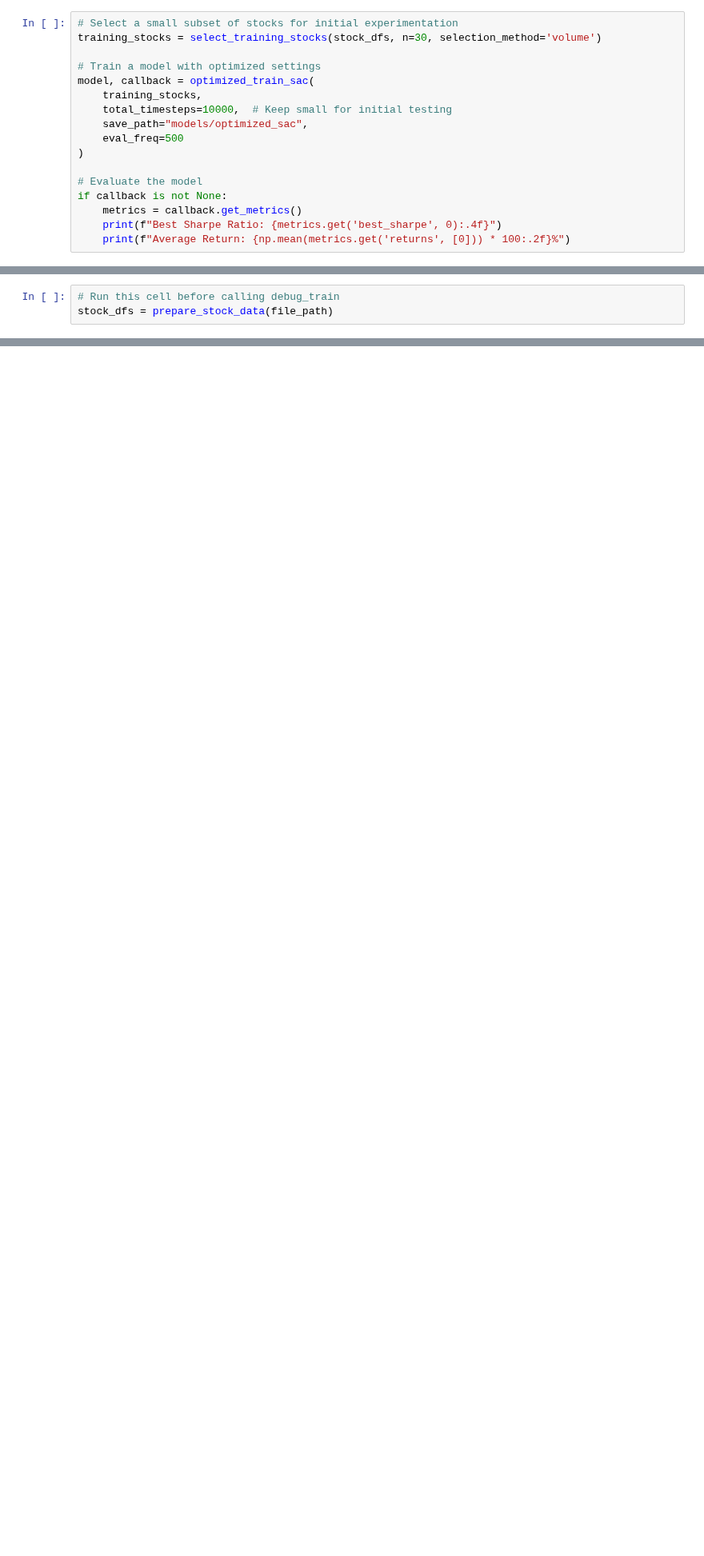
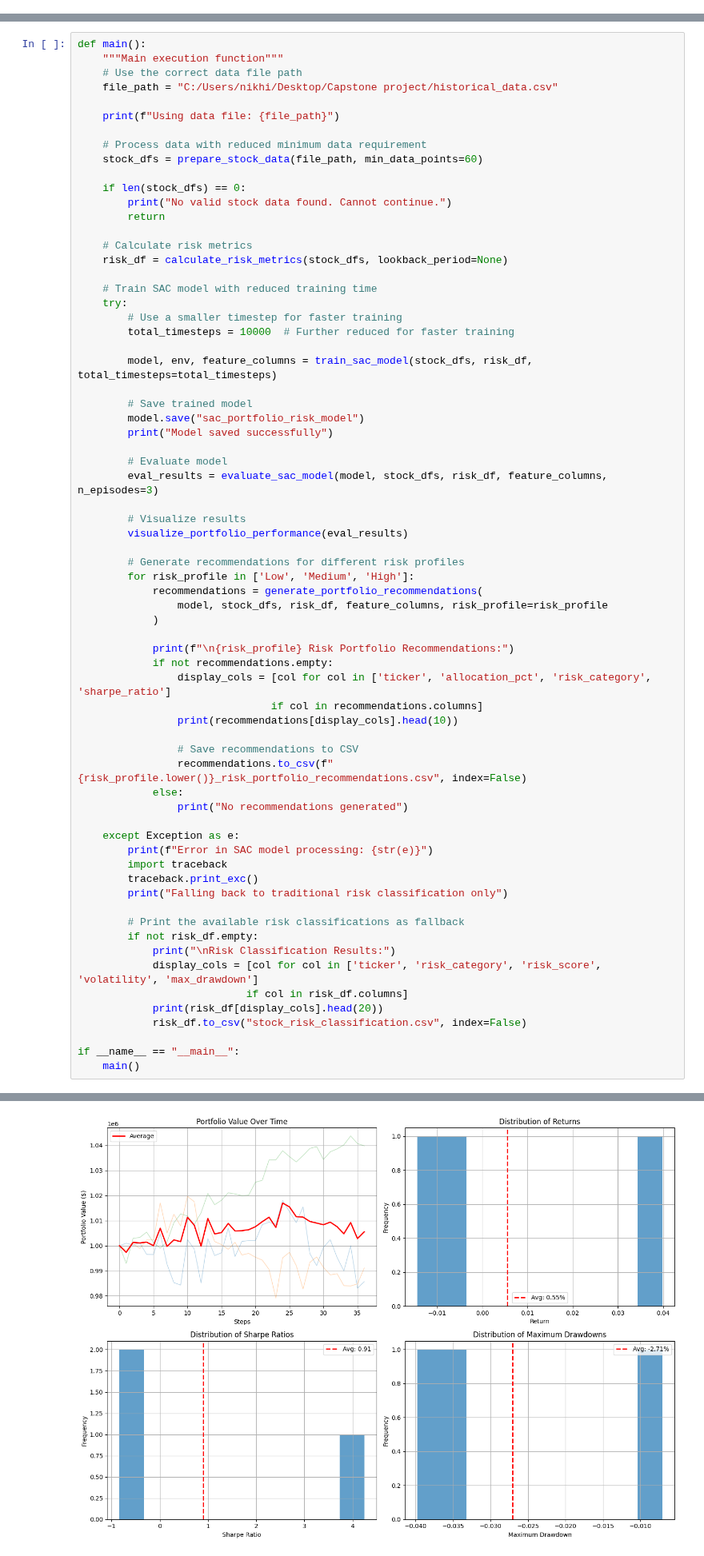
Before and after one commit to LCM-W25-3035/PortfolioAllocationRL, a Jupyter notebook: src/SACModel_withOut_FinRL.ipynb, the cells around one changed output, grey strips where cells are left out. Shown at 80% size. Drawn from its saved outputs; the diff is of its cells as text; blank space fills up the shorter version.

Commit message:
model tarining with all stocks and adding hyperparameter tuning and backtest

```diff
--- a/src/SACModel_withOut_FinRL.ipynb
+++ b/src/SACModel_withOut_FinRL.ipynb
@@ -2018,17 +0,0 @@ def analyze_experiments(results, stock_dfs, save_path="results/experiments"):
-# %%
-# Select a small subset of stocks for initial experimentation
-training_stocks = select_training_stocks(stock_dfs, n=30, selection_method='volume')
-
-# Train a model with optimized settings
-model, callback = optimized_train_sac(
-    training_stocks,
-    total_timesteps=10000,  # Keep small for initial testing
-    save_path="models/optimized_sac",
-    eval_freq=500
-)
-
-# Evaluate the model
-if callback is not None:
-    metrics = callback.get_metrics()
-    print(f"Best Sharpe Ratio: {metrics.get('best_sharpe', 0):.4f}")
-    print(f"Average Return: {np.mean(metrics.get('returns', [0])) * 100:.2f}%")
@@ -2056,3 +0,0 @@ AttributeError: 'StockRiskCallback' object has no attribute 'get_metrics'
-# %%
-# Run this cell before calling debug_train
-stock_dfs = prepare_stock_data(file_path)
@@ -2274,0 +1090,69 @@ IndexError: tuple index out of range
+# %%
+def main():
+    """Main execution function"""
+    # Use the correct data file path
+    file_path = "C:/Users/nikhi/Desktop/Capstone project/historical_data.csv"
+
+    print(f"Using data file: {file_path}")
+
+    # Process data with reduced minimum data requirement
+    stock_dfs = prepare_stock_data(file_path, min_data_points=60)
+
+    if len(stock_dfs) == 0:
+        print("No valid stock data found. Cannot continue.")
+        return
+
+    # Calculate risk metrics
+    risk_df = calculate_risk_metrics(stock_dfs, lookback_period=None)
+
+    # Train SAC model with reduced training time
+    try:
+        # Use a smaller timestep for faster training
+        total_timesteps = 10000  # Further reduced for faster training
+
+        model, env, feature_columns = train_sac_model(stock_dfs, risk_df, total_timesteps=total_timesteps)
+
+        # Save trained model
+        model.save("sac_portfolio_risk_model")
+        print("Model saved successfully")
+
+        # Evaluate model
+        eval_results = evaluate_sac_model(model, stock_dfs, risk_df, feature_columns, n_episodes=3)
+
+        # Visualize results
+        visualize_portfolio_performance(eval_results)
+
+        # Generate recommendations for different risk profiles
+        for risk_profile in ['Low', 'Medium', 'High']:
+            recommendations = generate_portfolio_recommendations(
+                model, stock_dfs, risk_df, feature_columns, risk_profile=risk_profile
+            )
+
+            print(f"\n{risk_profile} Risk Portfolio Recommendations:")
+            if not recommendations.empty:
+                display_cols = [col for col in ['ticker', 'allocation_pct', 'risk_category', 'sharpe_ratio']
+                               if col in recommendations.columns]
+                print(recommendations[display_cols].head(10))
+
+                # Save recommendations to CSV
+                recommendations.to_csv(f"{risk_profile.lower()}_risk_portfolio_recommendations.csv", index=False)
+            else:
+                print("No recommendations generated")
+
+    except Exception as e:
+        print(f"Error in SAC model processing: {str(e)}")
+        import traceback
+        traceback.print_exc()
+        print("Falling back to traditional risk classification only")
+
+        # Print the available risk classifications as fallback
+        if not risk_df.empty:
+            print("\nRisk Classification Results:")
+            display_cols = [col for col in ['ticker', 'risk_category', 'risk_score', 'volatility', 'max_drawdown']
+                           if col in risk_df.columns]
+            print(risk_df[display_cols].head(20))
+            risk_df.to_csv("stock_risk_classification.csv", index=False)
+
+if __name__ == "__main__":
+    main()
+# %% [output]
@@ -2274,0 +1176 @@ IndexError: tuple index out of range
+[figure, added]
```
Also changed, not shown: parts of 38 cells of this notebook.
